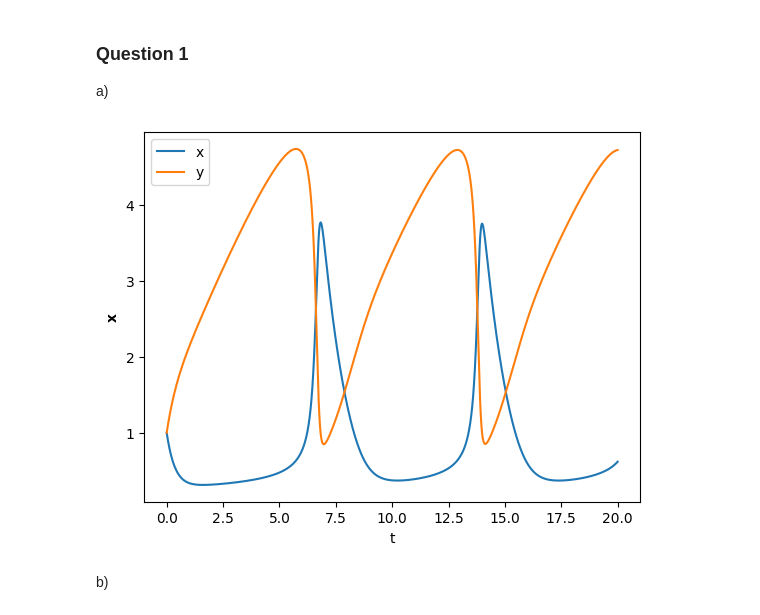
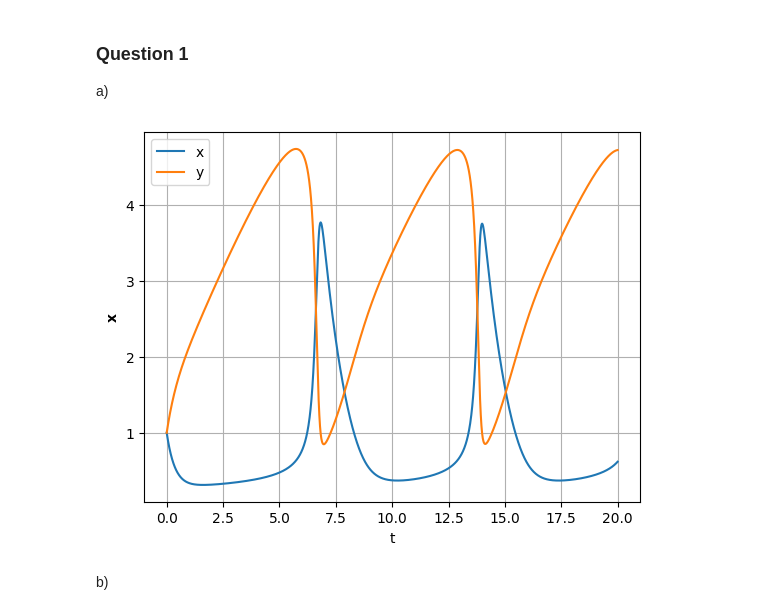
Before and after one commit to barnander/Numerical-Tools-for-Dynamical-Systems, a Jupyter notebook: Coursework.ipynb, the cells around one changed output. Drawn from its saved outputs; the diff is of its cells as text; code cells hidden in the pictures.

```diff
--- a/Coursework.ipynb
+++ b/Coursework.ipynb
@@ -21,34 +21,35 @@ def brusselator(x, t, p):
     dy = p[1] * x[0] - x[0]**2 * x[1]
     return np.array([dx, dy])
 
 #define parameters A and B and form parameter array p
 A = 1
 B = 3
 p = np.array([A, B])
 
 #Set up the initial conditions
 x0 = np.array([1, 1])
 
 #Set up t0 and t_f
 t0 = 0
 t_f = 20
 
 #Choose the time increment delta_max
 delta_max = 1e-2
 
 #Solve system using the RK4 method
 x, t = solvers.solve_to(brusselator,p, x0, t0, t_f, delta_max, solver = 'RK4')
 
 #plot the time series of x and y against t
 plt.figure()
 plt.plot(t, x[0, :], label = 'x')
 plt.plot(t, x[1, :], label = 'y')
 plt.xlabel('t')
 plt.ylabel('x', fontweight = 'bold')
+plt.grid(True)
 plt.legend()
 plt.show()
 # %% [output]
-[figure, old version]
+[figure, new version]
 # %% [markdown]
 b)
 # %%
```
Also changed, not shown: parts of 7 cells of this notebook, 1 other file.
